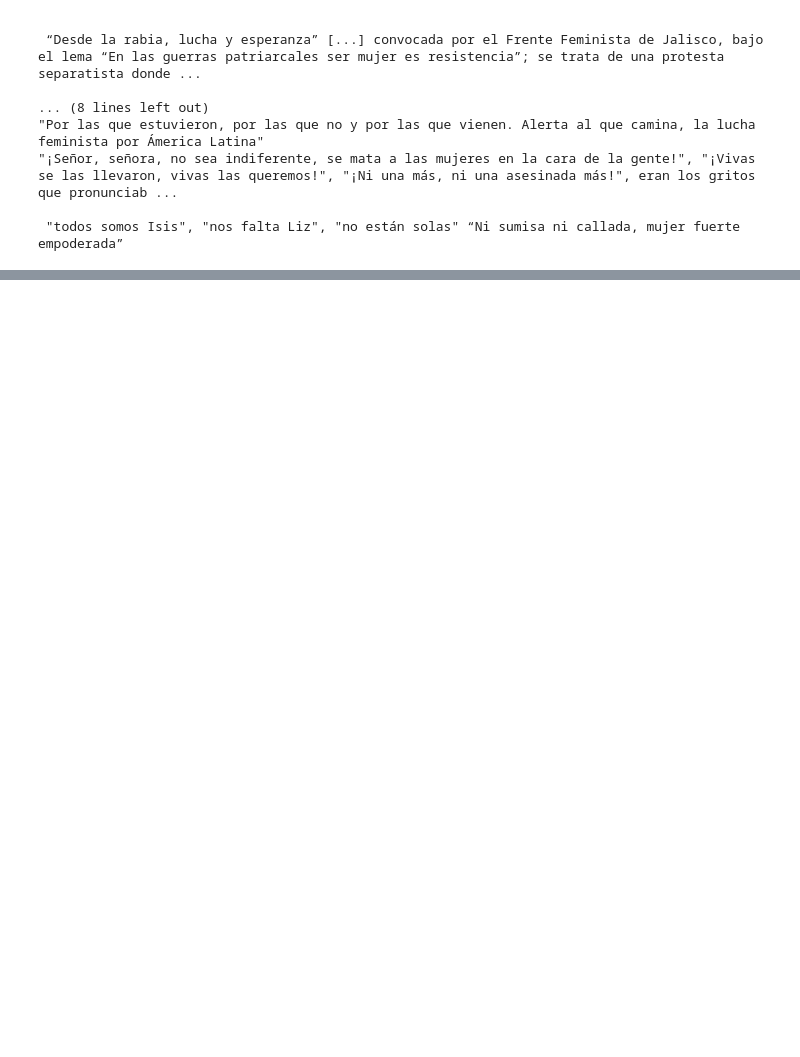
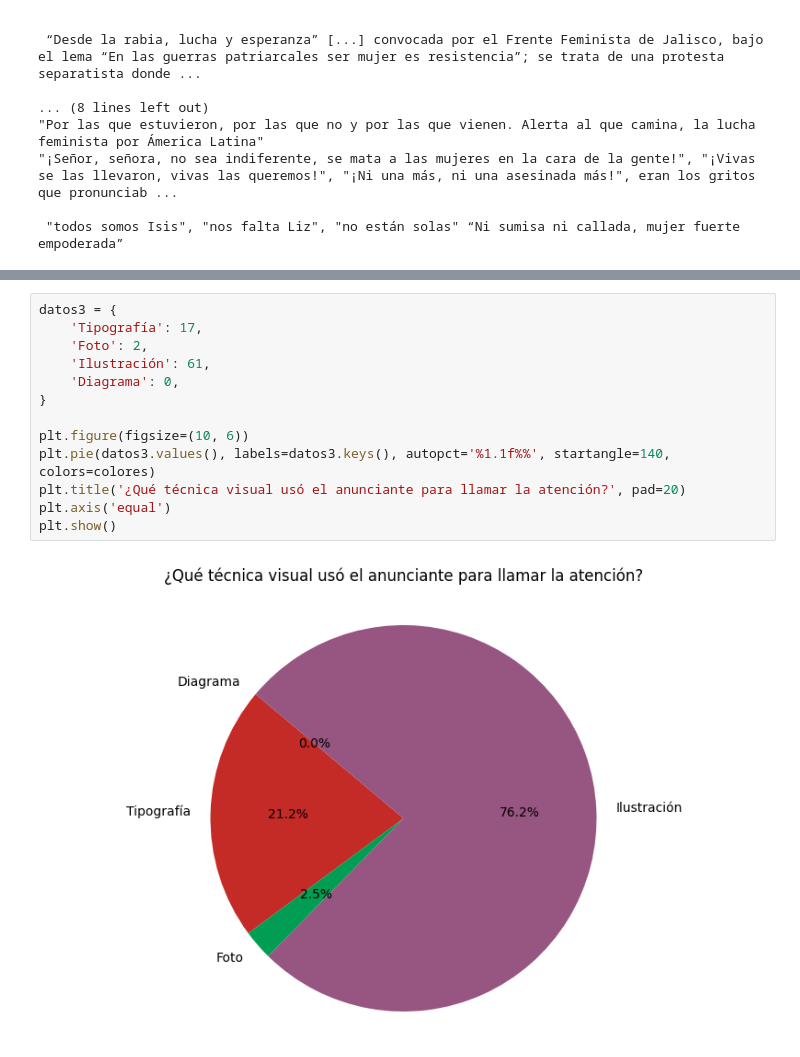
Before and after one commit to andresblnc/ETIUS_REPO, a Jupyter notebook: csv_analisis.ipynb, the cells around one changed output, grey strips where cells are left out. Cells and saved outputs as stored; diff of their text form; blank space fills up the shorter version.

```diff
--- a/csv_analisis.ipynb
+++ b/csv_analisis.ipynb
@@ -260,0 +295,15 @@ Para finalizar, gritaron al unísono: “¡Nunca más una lucha, ¡sin todas y t
+# %%
+datos3 = {
+    'Tipografía': 17,
+    'Foto': 2,
+    'Ilustración': 61,
+    'Diagrama': 0,
+}
+
+plt.figure(figsize=(10, 6))
+plt.pie(datos3.values(), labels=datos3.keys(), autopct='%1.1f%%', startangle=140, colors=colores)
+plt.title('¿Qué técnica visual usó el anunciante para llamar la atención?', pad=20)
+plt.axis('equal')
+plt.show()
+# %% [output]
+[figure, added]
```
Also changed, not shown: parts of 2 cells of this notebook.
